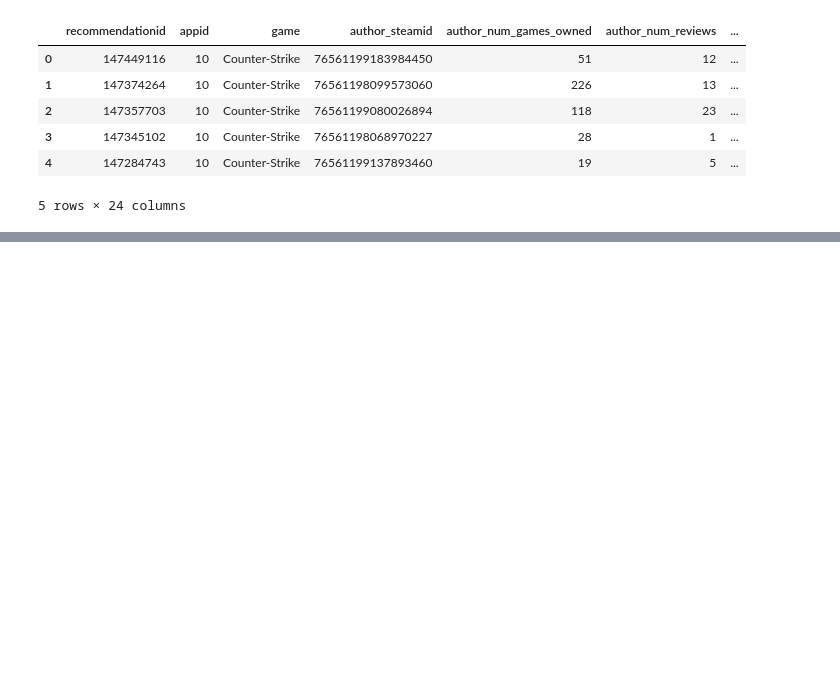
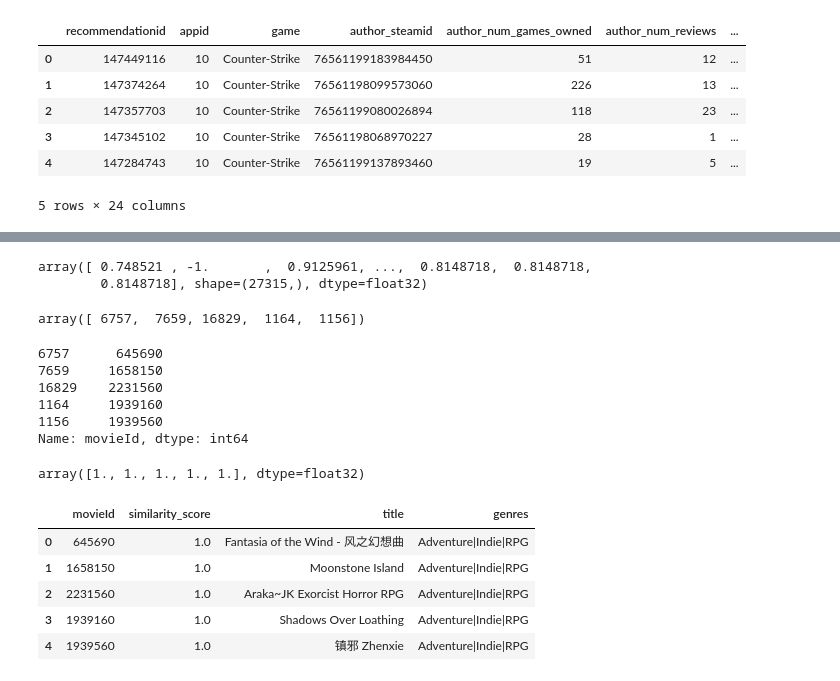
Before and after one commit to BluffSet7340/recomm_sys_project, a Jupyter notebook: taufiq/content_based_nn/autoencoder.ipynb, the cells around one changed output, grey strips where cells are left out. Drawn from its saved outputs; the diff is of its cells as text; code cells hidden in the pictures; blank space fills up the shorter version.

```diff
--- a/taufiq/content_based_nn/autoencoder.ipynb
+++ b/taufiq/content_based_nn/autoencoder.ipynb
@@ -80,0 +293,44 @@ df
+# %%
+similarity_scores
+# %% [output]
+array([ 0.748521 , -1.       ,  0.9125961, ...,  0.8148718,  0.8148718,
+        0.8148718], shape=(27315,), dtype=float32)
+# %%
+top_k = np.argsort(similarity_scores)[-K:][::-1]
+bottom_k = np.argsort(similarity_scores)[:K]
+# top_k = np.argsort(similarity_scores)[-K:][::-1]
+top_k
+# %% [output]
+array([ 6757,  7659, 16829,  1164,  1156])
+# %%
+# recommended_movie_ids = item_features.iloc[bottom_k]['movieId']
+recommended_movie_ids = movie_features_data.iloc[top_k]['movieId']
+recommended_movie_ids
+# %% [output]
+6757      645690
+7659     1658150
+16829    2231560
+1164     1939160
+1156     1939560
+Name: movieId, dtype: int64
+# %%
+recommended_similarity_scores = similarity_scores[top_k]
+recommended_similarity_scores
+# %% [output]
+array([1., 1., 1., 1., 1.], dtype=float32)
+# %%
+recommended_df = pd.DataFrame({
+    'movieId': recommended_movie_ids,
+    'similarity_score': np.round(recommended_similarity_scores, 4)
+})
+# %%
+# Perform the merge and reset the index for better readability
+merged_df = recommended_df.merge(movies_data_clean, on='movieId', how='left')
+merged_df.head()
+# %% [output]
+|  | movieId | similarity_score | title | genres |
+| 0 | 645690 | 1.0 | Fantasia of the Wind - 风之幻想曲 | Adventure|Indie|RPG |
+| 1 | 1658150 | 1.0 | Moonstone Island | Adventure|Indie|RPG |
+| 2 | 2231560 | 1.0 | Araka~JK Exorcist Horror RPG | Adventure|Indie|RPG |
+| 3 | 1939160 | 1.0 | Shadows Over Loathing | Adventure|Indie|RPG |
+| 4 | 1939560 | 1.0 | 镇邪 Zhenxie | Adventure|Indie|RPG |
```
Also changed, not shown: parts of 57 cells of this notebook, 2 other files.
